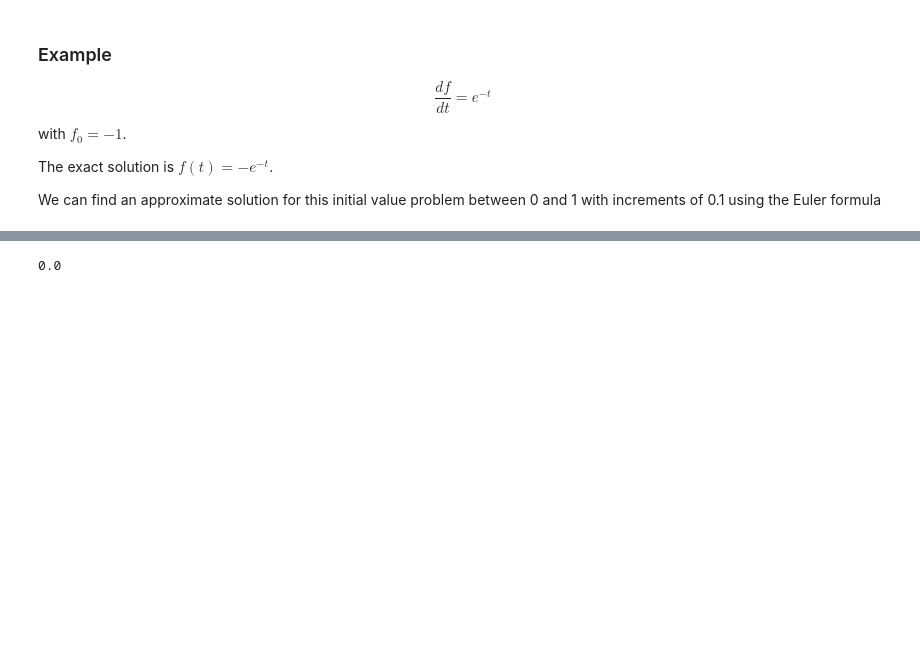
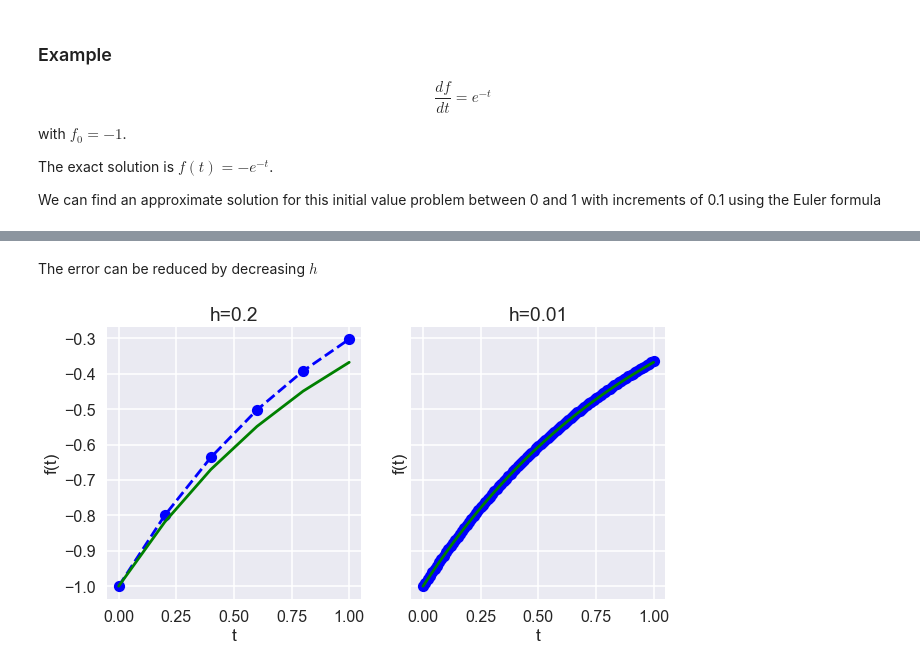
Before and after one commit to dguari1/BME3240_2021, a Jupyter notebook: Ordinary Differential Equations.ipynb, the cells around one changed output, grey strips where cells are left out. Saved outputs shown, nothing was run; the diff lists cells and outputs as text; code cells hidden in the pictures; blank space fills up the shorter version.

```diff
--- a/Ordinary Differential Equations.ipynb
+++ b/Ordinary Differential Equations.ipynb
@@ -341,4 +337,45 @@ plt.show()
-# %%
-t[i]
-# %% [output]
-0.0
+# %% [markdown]
+The error can be reduced by decreasing $h$
+# %%
+fig,ax = plt.subplots(1,2,figsize = (10, 5), sharey=True)
+
+#function to solve
+def func(t,s):
+    dsdt = np.exp(-t)
+    return dsdt
+
+h = 0.2
+t = np.arange(0,1+h,h) #grid
+s0 = -1 # initial value
+s = np.zeros(len(t))
+s[0] = s0
+for i in range(0,len(t)-1):
+    s[i+1] = s[i] + h*func(t[i],s[i])
+
+
+ax[0].plot(t, s, 'bo--', label='Approximate')
+ax[0].plot(t, -np.exp(-t), 'g', label='Exact')
+ax[0].set_title('h=0.2')
+ax[0].set_xlabel('t')
+ax[0].set_ylabel('f(t)')
+#ax[0].set_legend(loc='lower right')
+
+h = 0.01
+t = np.arange(0,1+h,h) #grid
+s0 = -1 # initial value
+s = np.zeros(len(t))
+s[0] = s0
+for i in range(0,len(t)-1):
+    s[i+1] = s[i] + h*func(t[i],s[i])
+
+
+ax[1].plot(t, s, 'bo--', label='Approximate')
+ax[1].plot(t, -np.exp(-t), 'g', label='Exact')
+ax[1].set_title('h=0.01')
+ax[1].set_xlabel('t')
+ax[1].set_ylabel('f(t)')
+#ax[1].set_legend(loc='lower right')
+
+plt.show()
+# %% [output]
+[figure, added]
```
Also changed, not shown: parts of 41 cells of this notebook.
